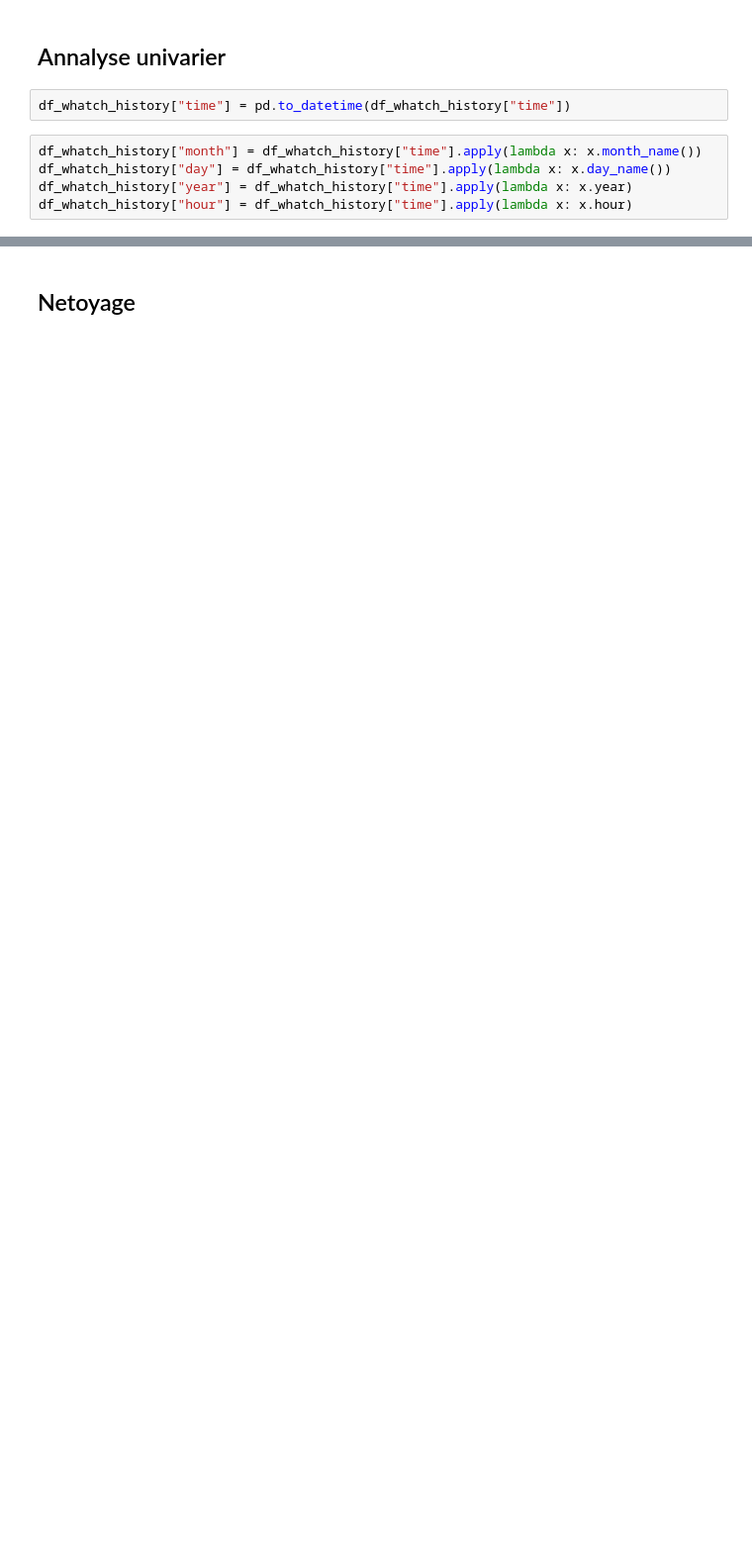
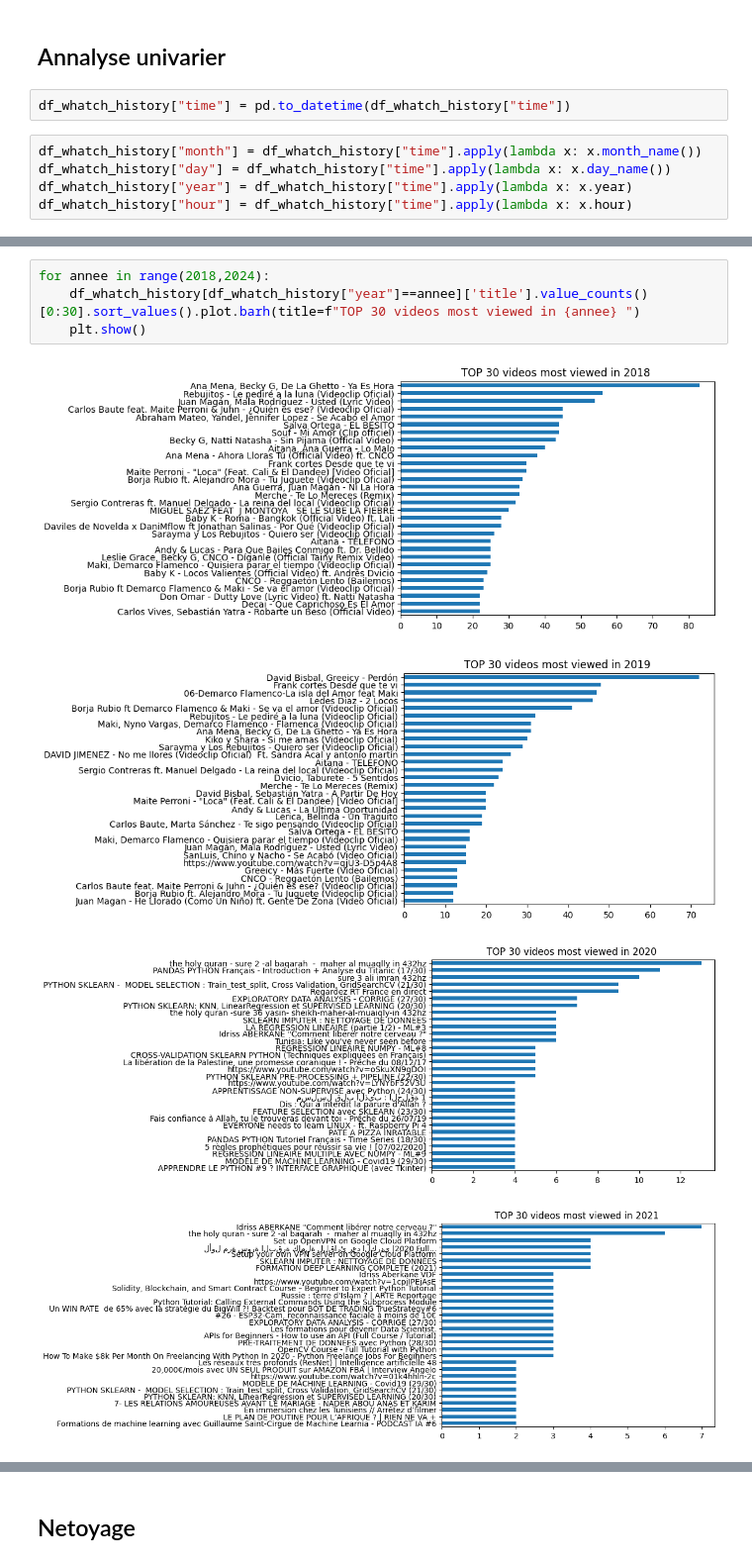
Before and after one commit to helmi75/youtube_video_analyse, a Jupyter notebook: notbook_analyse_youtube_video_account.ipynb, the cells around one changed output, grey strips where cells are left out. Shown at 99% size. Saved outputs shown, nothing was run; the diff lists cells and outputs as text; blank space fills up the shorter version.

```diff
--- a/notbook_analyse_youtube_video_account.ipynb
+++ b/notbook_analyse_youtube_video_account.ipynb
@@ -175,0 +195,9 @@ df_whatch_history["hour"] = df_whatch_history["time"].apply(lambda x: x.hour)
+# %%
+for annee in range(2018,2024):
+    df_whatch_history[df_whatch_history["year"]==annee]['title'].value_counts()[0:30].sort_values().plot.barh(title=f"TOP 30 videos most viewed in {annee} ")
+    plt.show()
+# %% [output]
+[figure, added]
+[figure, added]
+[figure, added]
+[figure, added]
```
Also changed, not shown: parts of 16 cells of this notebook.
